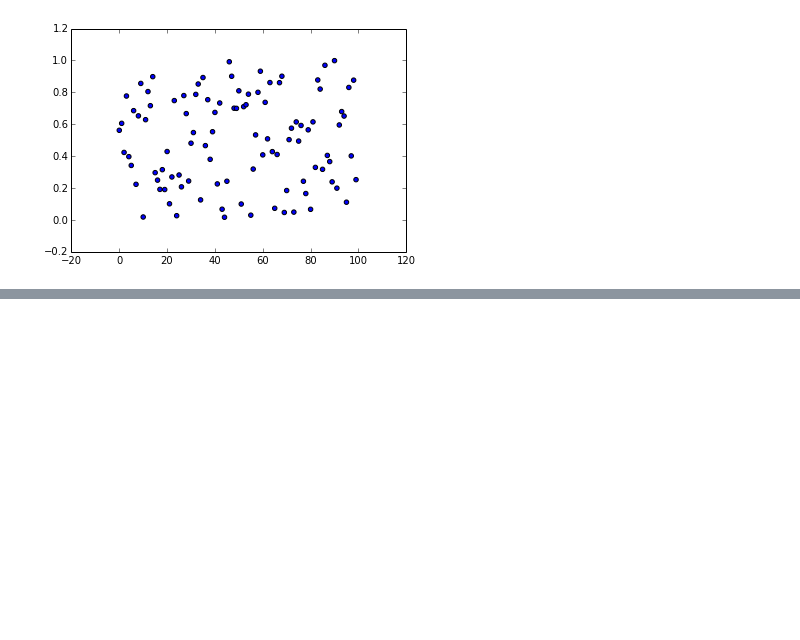
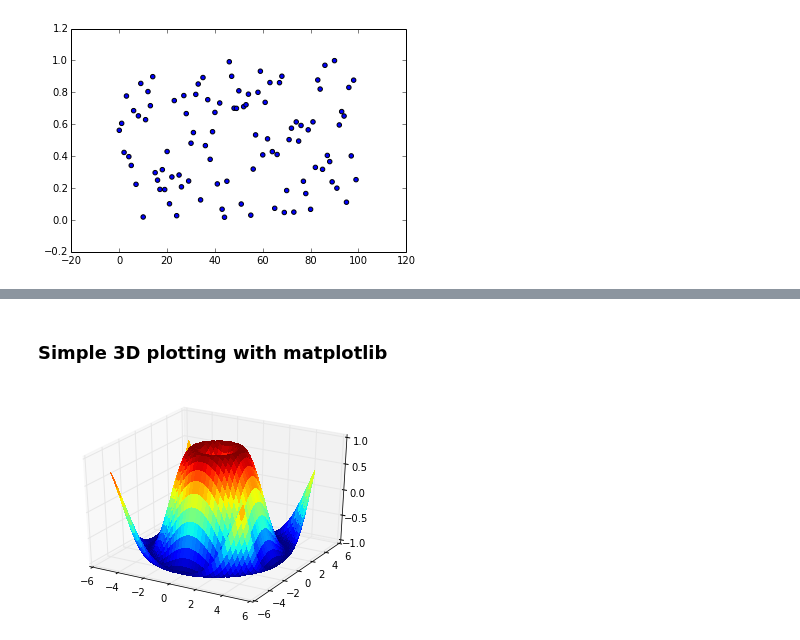
Before and after one commit to usohi/PHYS202-S14, a Jupyter notebook: Graphics/GraphicsTour.ipynb, the cells around one changed output, grey strips where cells are left out. Saved outputs shown, nothing was run; the diff lists cells and outputs as text; code cells hidden in the pictures; blank space fills up the shorter version.

```diff
--- a/Graphics/GraphicsTour.ipynb
+++ b/Graphics/GraphicsTour.ipynb
@@ -185,0 +381,2 @@ NameError: name 'HISTOGRAM' is not defined
+# %% [markdown]
+### Simple 3D plotting with matplotlib
@@ -185,0 +385,17 @@ NameError: name 'HISTOGRAM' is not defined
+# %%
+from mpl_toolkits.mplot3d.axes3d import Axes3D
+from matplotlib import cm
+
+fig = plt.figure()
+ax = fig.add_subplot(1, 1, 1, projection='3d')
+X = np.arange(-5, 5, 0.25)
+Y = np.arange(-5, 5, 0.25)
+#Re-factor the x,y arrays to be a 2-D grid
+X, Y = np.meshgrid(X, Y)
+R = np.sqrt(X**2 + Y**2)
+Z = np.sin(R)
+surf = ax.plot_surface(X, Y, Z, rstride=1, cstride=1, cmap=cm.jet,
+        linewidth=0, antialiased=False)
+ax.set_zlim3d(-1.01, 1.01);
+# %% [output]
+[figure, added]
```
Also changed, not shown: parts of 12 cells of this notebook, 6 other files.
